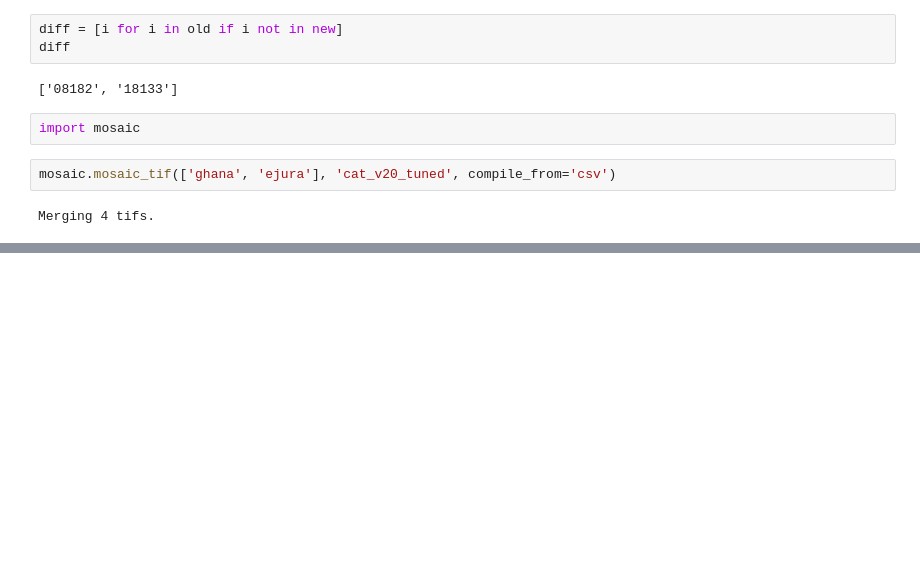
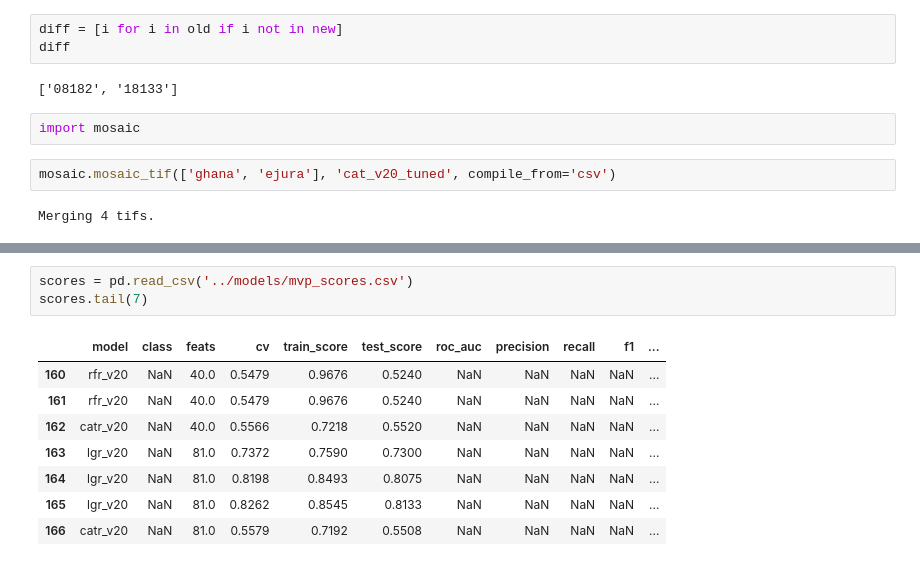
Before and after one commit to wri/plantation_classifier, a Jupyter notebook: notebooks/modeling_approaches.ipynb, the cells around one changed output, grey strips where cells are left out. Drawn from its saved outputs; the diff is of its cells as text; blank space fills up the shorter version.

Commit message:
train classifier/regressor for balanced classes

```diff
--- a/notebooks/modeling_approaches.ipynb
+++ b/notebooks/modeling_approaches.ipynb
@@ -681,0 +739,12 @@ Merging 4 tifs.
+# %%
+scores = pd.read_csv('../models/mvp_scores.csv')
+scores.tail(7)
+# %% [output]
+|  | model | class | feats | cv | train_score | test_score | roc_auc | precision | recall | f1 | ... |
+| 160 | rfr_v20 | NaN | 40.0 | 0.5479 | 0.9676 | 0.5240 | NaN | NaN | NaN | NaN | ... |
+| 161 | rfr_v20 | NaN | 40.0 | 0.5479 | 0.9676 | 0.5240 | NaN | NaN | NaN | NaN | ... |
+| 162 | catr_v20 | NaN | 40.0 | 0.5566 | 0.7218 | 0.5520 | NaN | NaN | NaN | NaN | ... |
+| 163 | lgr_v20 | NaN | 81.0 | 0.7372 | 0.7590 | 0.7300 | NaN | NaN | NaN | NaN | ... |
+| 164 | lgr_v20 | NaN | 81.0 | 0.8198 | 0.8493 | 0.8075 | NaN | NaN | NaN | NaN | ... |
+| 165 | lgr_v20 | NaN | 81.0 | 0.8262 | 0.8545 | 0.8133 | NaN | NaN | NaN | NaN | ... |
+| 166 | catr_v20 | NaN | 81.0 | 0.5579 | 0.7192 | 0.5508 | NaN | NaN | NaN | NaN | ... |
```
Also changed, not shown: parts of 4 cells of this notebook.
